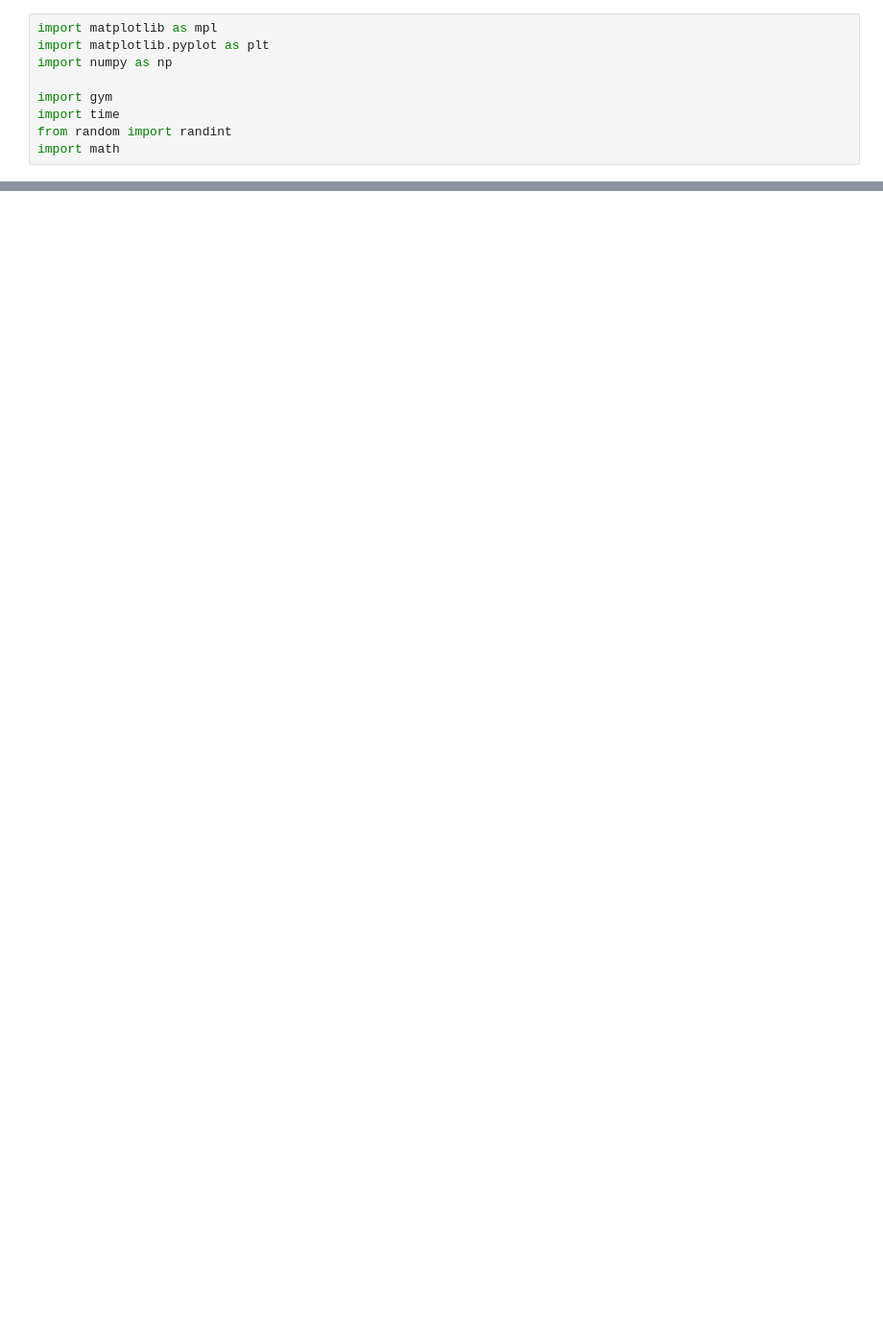
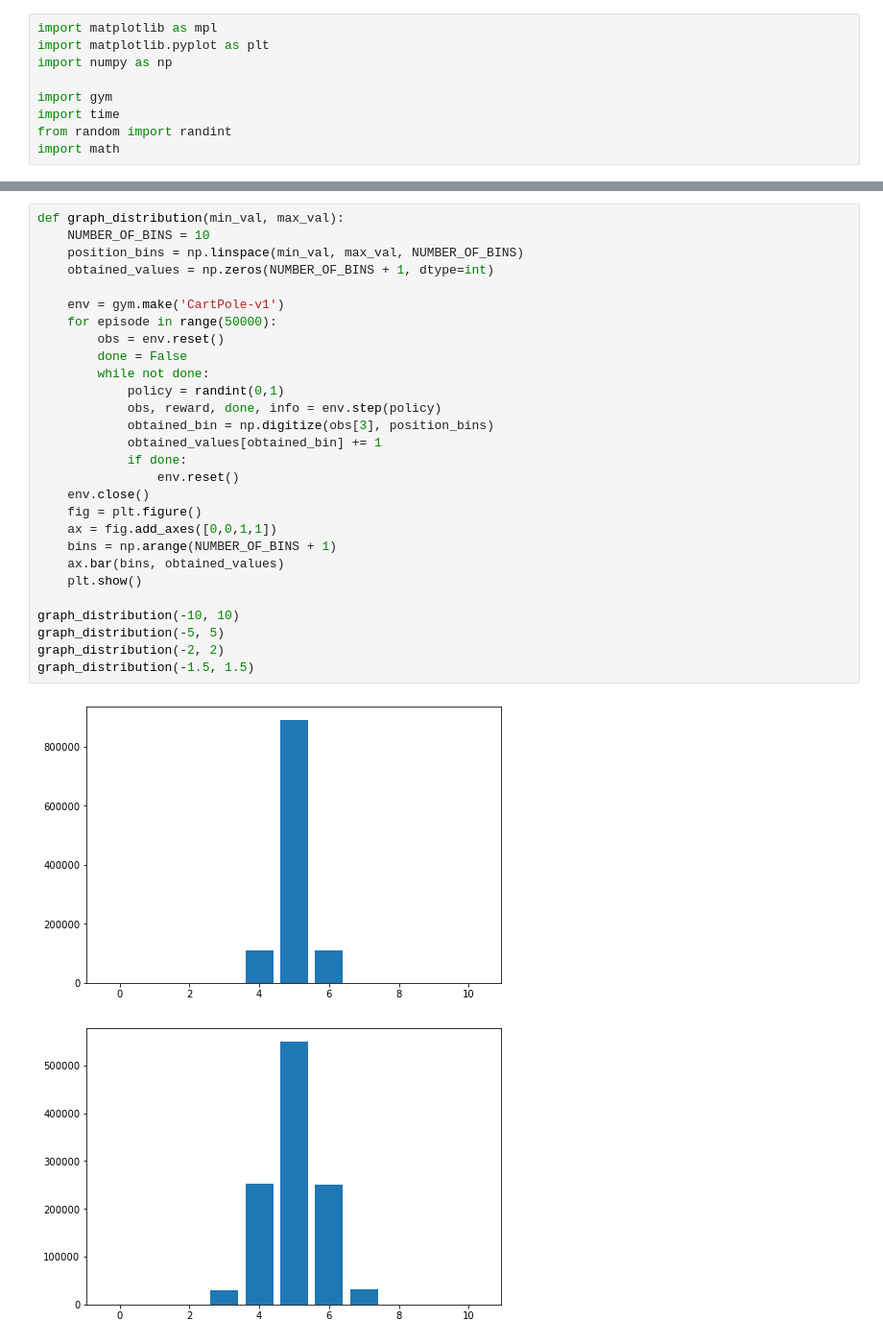
Before and after one commit to sobraljuanpa/EntregaIA, a Jupyter notebook: graphs.ipynb, the cells around one changed output, grey strips where cells are left out. Shown: that part at 96% size. Cells and saved outputs as stored; diff of their text form; blank space fills up the shorter version.

```diff
--- a/graphs.ipynb
+++ b/graphs.ipynb
@@ -45,0 +110,31 @@ graph_distribution(-0.15, 0.15)
+# %%
+def graph_distribution(min_val, max_val):
+    NUMBER_OF_BINS = 10
+    position_bins = np.linspace(min_val, max_val, NUMBER_OF_BINS)
+    obtained_values = np.zeros(NUMBER_OF_BINS + 1, dtype=int)
+
+    env = gym.make('CartPole-v1')
+    for episode in range(50000):
+        obs = env.reset()
+        done = False
+        while not done:
+            policy = randint(0,1)
+            obs, reward, done, info = env.step(policy)
+            obtained_bin = np.digitize(obs[3], position_bins)
+            obtained_values[obtained_bin] += 1
+            if done:
+                env.reset()
+    env.close()
+    fig = plt.figure()
+    ax = fig.add_axes([0,0,1,1])
+    bins = np.arange(NUMBER_OF_BINS + 1)
+    ax.bar(bins, obtained_values)
+    plt.show()
+
+graph_distribution(-10, 10)
+graph_distribution(-5, 5)
+graph_distribution(-2, 2)
+graph_distribution(-1.5, 1.5)
+# %% [output]
+[figure, added]
+[figure, added]
```
Also changed, not shown: parts of 5 cells of this notebook.
